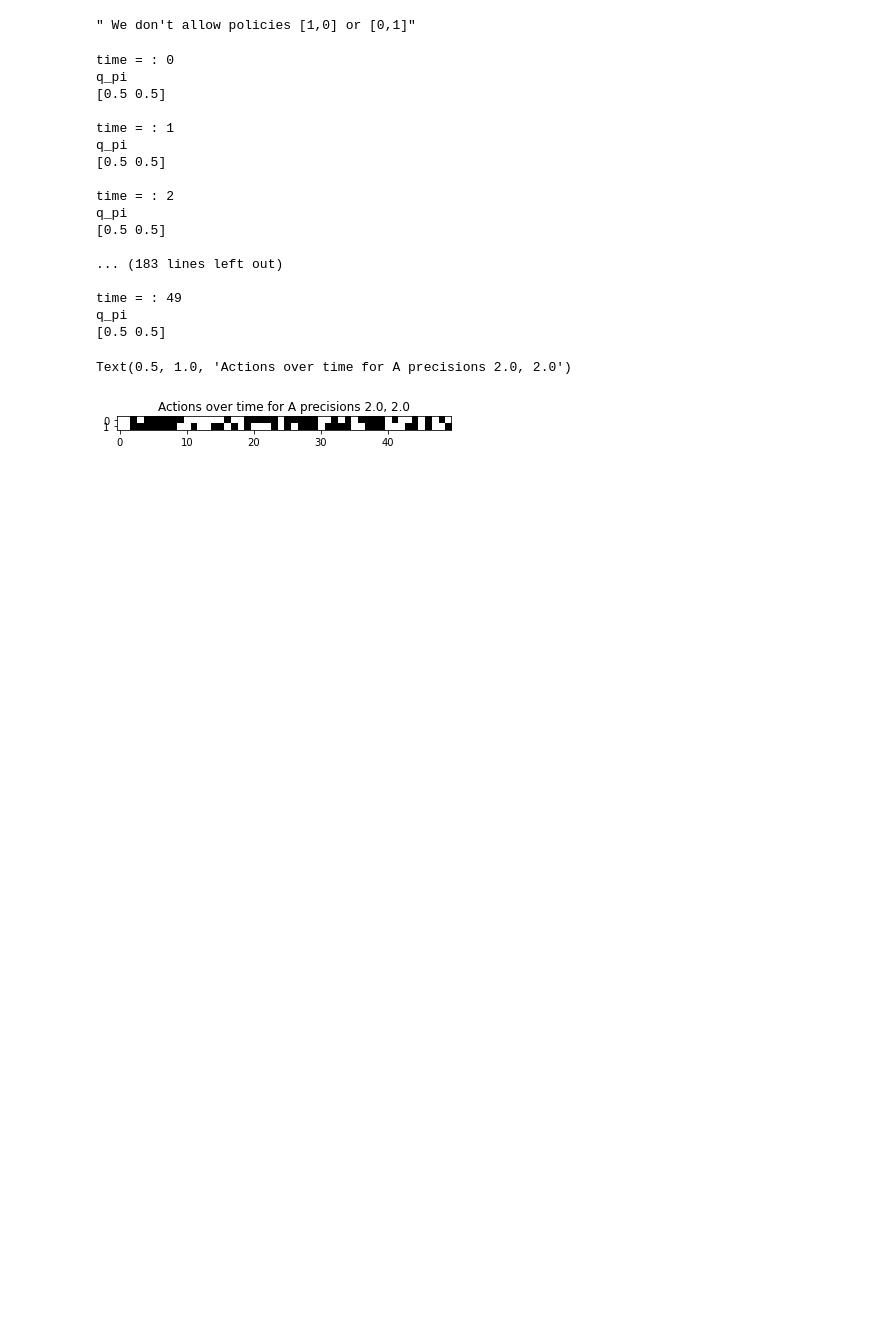
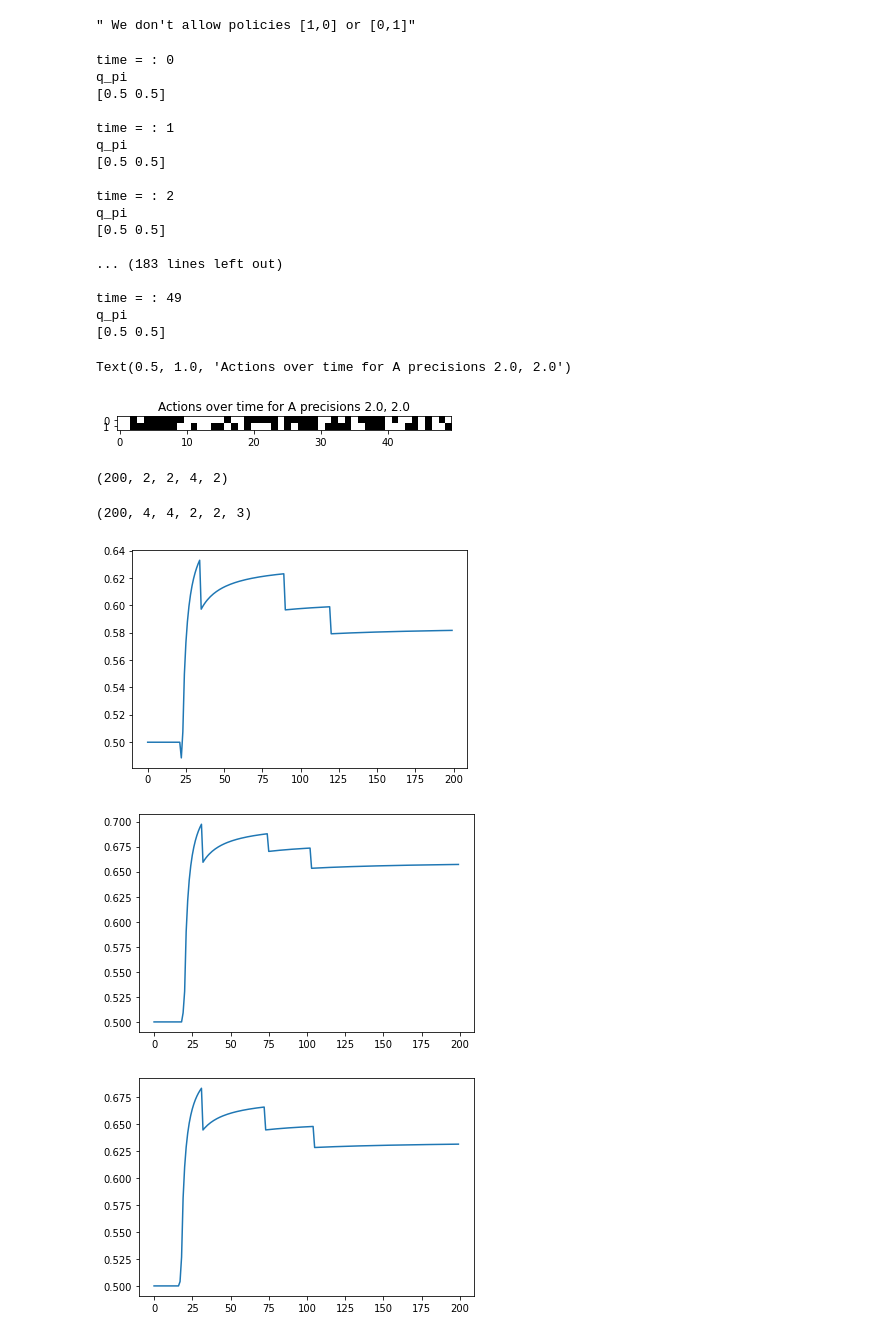
Before and after one commit to daphnedemekas/network-actinf, a Jupyter notebook: prisoners_dilemma/test.ipynb, the cells around one changed output. Cells and saved outputs as stored; diff of their text form; code cells hidden in the pictures; blank space fills up the shorter version.

```diff
--- a/prisoners_dilemma/test.ipynb
+++ b/prisoners_dilemma/test.ipynb
@@ -363,0 +368,2 @@ plt.savefig("B matrix over time agent 2 2")
+# %%
+B1_over_time_all = np.load('../B1_over_time_all.npy')
@@ -363,0 +374,8 @@ plt.savefig("B matrix over time agent 2 2")
+# %%
+q_pi_over_time_all.shape
+# %% [output]
+(200, 2, 2, 4, 2)
+# %%
+B1_over_time_all.shape
+# %% [output]
+(200, 4, 4, 2, 2, 3)
@@ -363,0 +384,8 @@ plt.savefig("B matrix over time agent 2 2")
+# %%
+for i in range(3):
+    plt.plot(B1_over_time_all[:,0,0,0,0,i])
+    plt.show()
+# %% [output]
+[figure, added]
+[figure, added]
+[figure, added]
```
Also changed, not shown: parts of 12 cells of this notebook, 1 other file.
